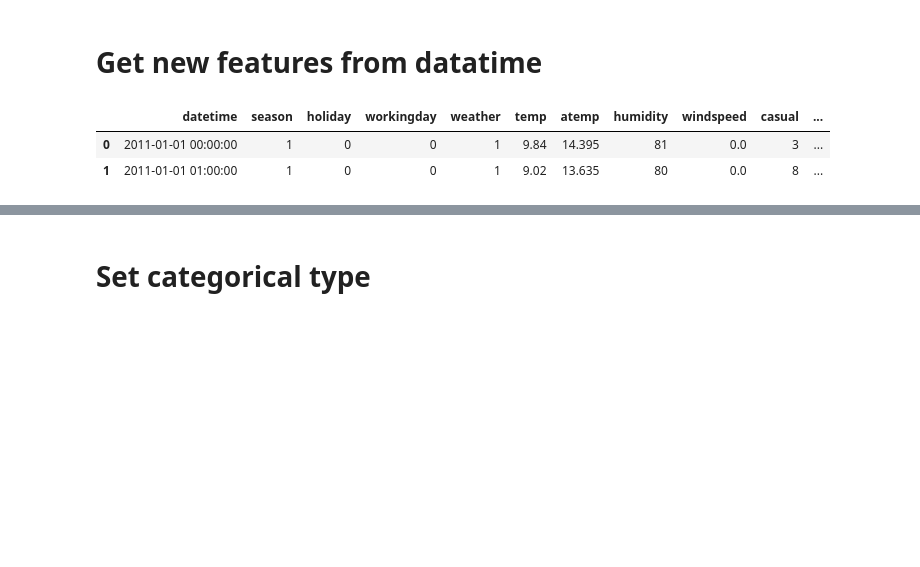
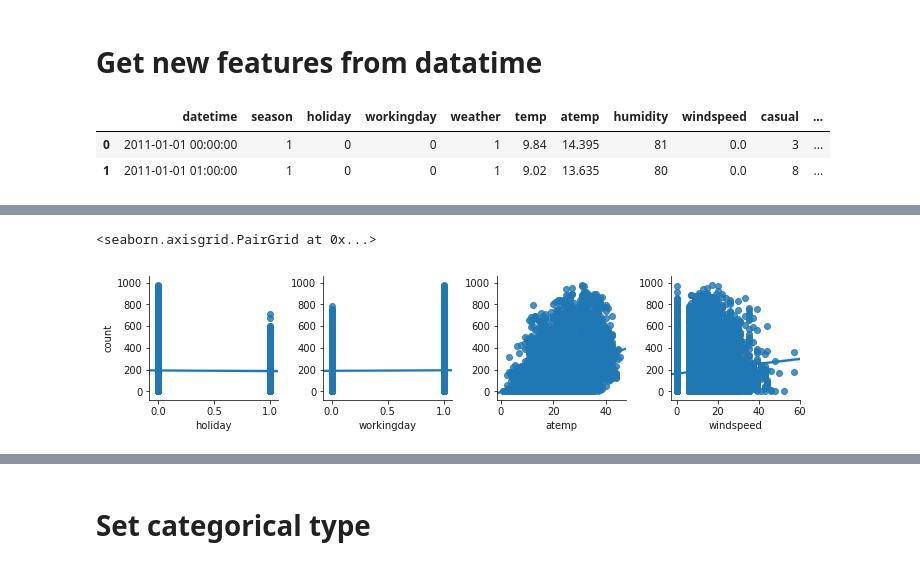
Before and after one commit to girenok77/Data-science-internship, a Jupyter notebook: Bike-Sharing-Demand/bikes.ipynb, the cells around one changed output, grey strips where cells are left out. Drawn from its saved outputs; the diff is of its cells as text; code cells hidden in the pictures; blank space fills up the shorter version.

```diff
--- a/Bike-Sharing-Demand/bikes.ipynb
+++ b/Bike-Sharing-Demand/bikes.ipynb
@@ -27,0 +34,5 @@ dfs[0].head(2)
+# %%
+sns.pairplot(dfs[0], x_vars=['holiday', 'workingday','atemp', 'windspeed'], y_vars='count', kind='reg')
+# %% [output]
+<seaborn.axisgrid.PairGrid at 0x...>
+[figure, added]
```
Also changed, not shown: parts of 2 cells of this notebook.
